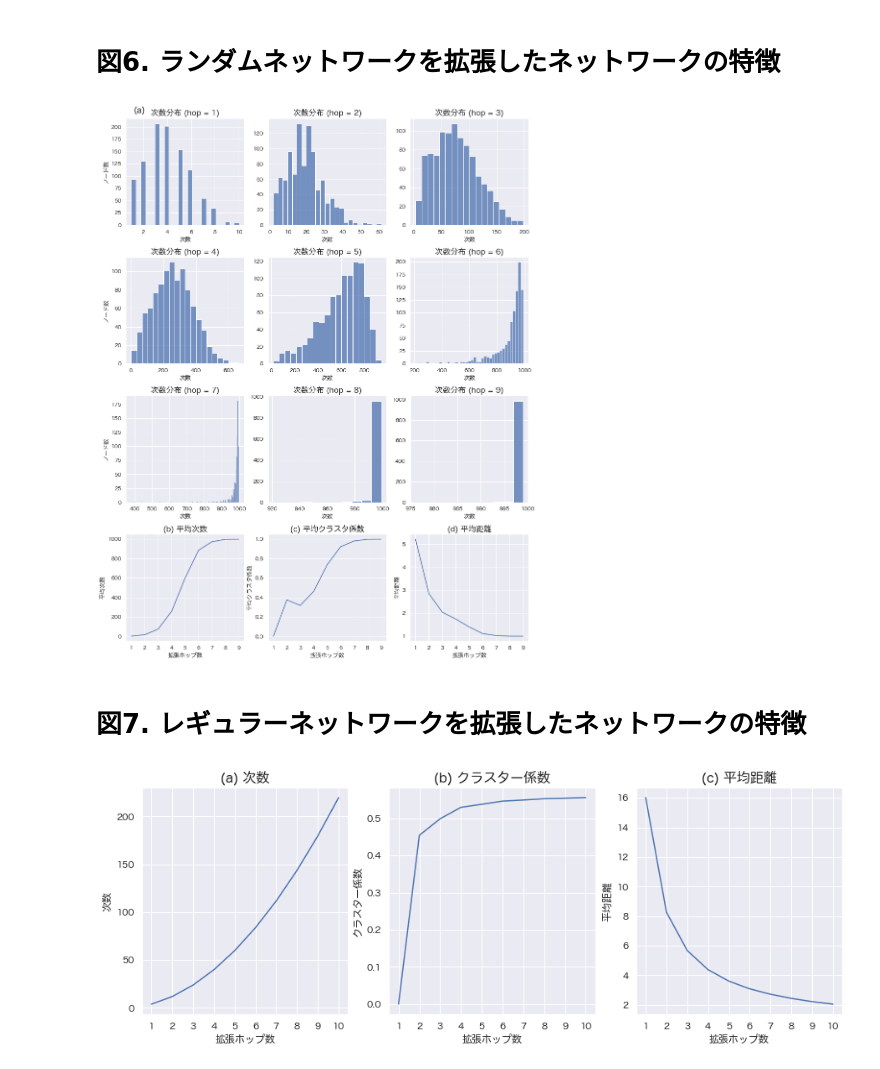
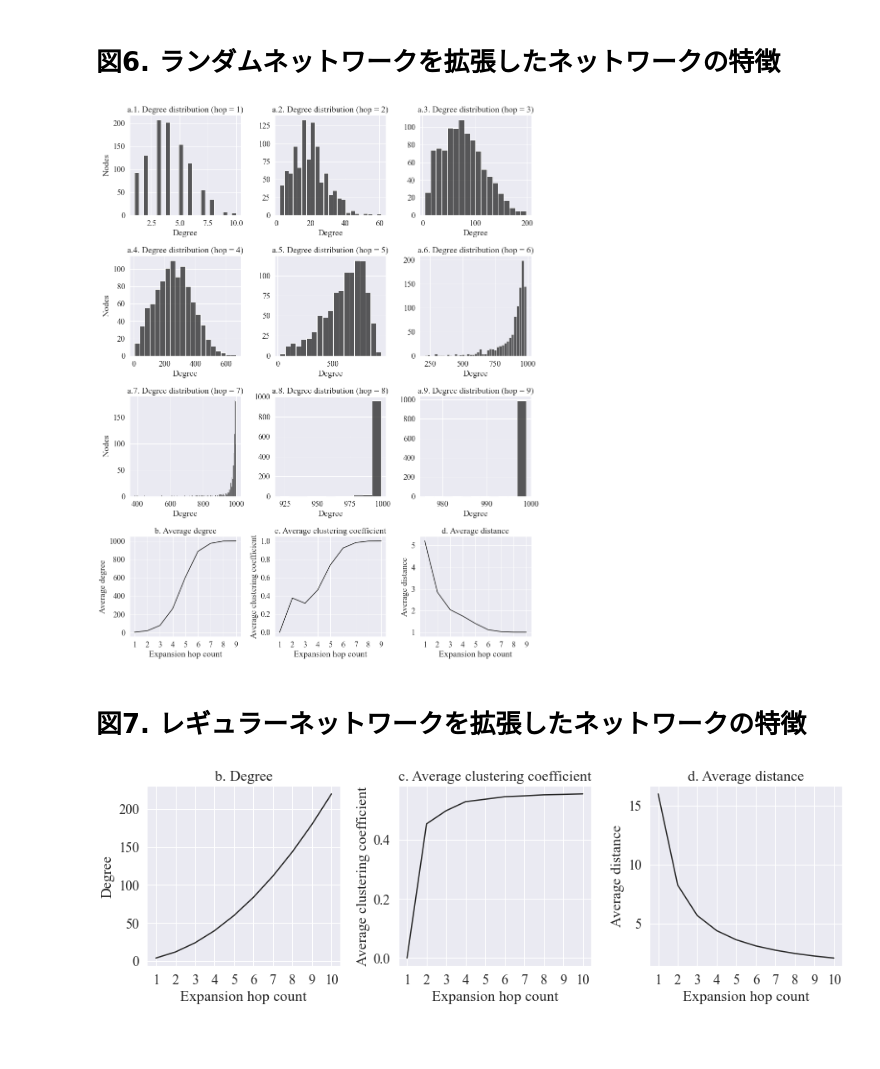
Before and after one commit to mas178/social-simulation, a Jupyter notebook: Inaba2022a/visualization/Degree Distribution Analysis.ipynb, the cells around one changed output. Drawn from its saved outputs; the diff is of its cells as text; code cells hidden in the pictures; blank space fills up the shorter version.

```diff
--- a/Inaba2022a/visualization/Degree Distribution Analysis.ipynb
+++ b/Inaba2022a/visualization/Degree Distribution Analysis.ipynb
@@ -116,9 +116,7 @@ for _ax in axes[2]:
 # 図6. ランダムネットワークを拡張したネットワークの特徴
 # %%
 fig, axes = plt.subplots(ncols = 3, nrows = 4, figsize = (15, 20))
-plt.subplots_adjust(wspace=0.2, hspace=0.3)
-
-plt.text(-19.5, 24.0, '(a)', ha = 'center', va = 'top', fontsize=18)
+plt.subplots_adjust(wspace=0.3, hspace=0.4)
 
 for _hop in range(1, 10):
     _graph = graph_dict['random_4'][_hop]
@@ -126,11 +124,11 @@ for _hop in range(1, 10):
     # グラフ描画
     _ax = axes[int((_hop - 1) / 3)][(_hop - 1) % 3]
     sns.histplot(degree_list(_graph), ax = _ax)
-    _ax.set_title('次数分布 (hop = {})'.format(_hop), fontsize=16)
-    _ax.set_xlabel('次数')
+    _ax.set_title('a.{}. Degree distribution (hop = {})'.format(_hop, _hop))
+    _ax.set_xlabel('Degree')
 
     if _hop % 3 == 1:
-        _ax.set_ylabel('ノード数')
+        _ax.set_ylabel('Nodes')
     else:
         _ax.set_ylabel('')
 
@@ -138,42 +136,47 @@ for _hop in range(1, 10):
 _result_df = result_df[result_df.network_type == 'random_4']
 
 p = sns.lineplot(x='hop', y='average_degree', data=_result_df, ax = axes[3][0])
-p.set_title('(b) 平均次数', fontsize=16)
-p.set_ylabel('平均次数')
+p.set_title('b. Average degree')
+p.set_ylabel('Average degree')
 
 p = sns.lineplot(x='hop', y='average_clustering', data=_result_df, ax = axes[3][1])
-p.set_title('(c) 平均クラスタ係数', fontsize=16)
-p.set_ylabel('平均クラスタ係数')
+p.set_title('c. Average clustering coefficient')
+p.set_ylabel('Average clustering coefficient')
 
 p = sns.lineplot(x='hop', y='average_distance', data=_result_df, ax = axes[3][2])
-p.set_title('(d) 平均距離', fontsize=16)
-p.set_ylabel('平均距離')
+p.set_title('d. Average distance')
+p.set_ylabel('Average distance')
 
 for _ax in axes[3]:
     _ax.xaxis.set_major_locator(MaxNLocator(integer=True))
-    _ax.set_xlabel('拡張ホップ数')
+    _ax.set_xlabel('Expansion hop count')
+
+plt.savefig('img/SI2_random.jpg', format='jpeg', bbox_inches='tight')
 # %% [output]
-[figure, old version]
+[figure, new version]
 # %% [markdown]
 # 図7. レギュラーネットワークを拡張したネットワークの特徴
 # %%
 _result_df = result_df[result_df.network_type == 'regular_4']
-fig, axes = plt.subplots(ncols = 3, nrows= 1, figsize = (15, 5))
+fig, axes = plt.subplots(ncols = 3, nrows= 1, figsize = (15, 4))
+plt.subplots_adjust(wspace=0.3)
 
 p = sns.lineplot(x='hop', y='average_degree', data=_result_df, ax = axes[0])
-p.set_title('(a) 次数', fontsize=16)
-p.set_ylabel('次数')
+p.set_title('b. Degree')
+p.set_ylabel('Degree')
 
 p = sns.lineplot(x='hop', y='average_clustering', data=_result_df, ax = axes[1])
-p.set_title('(b) クラスター係数', fontsize=16)
-p.set_ylabel('クラスター係数')
+p.set_title('c. Average clustering coefficient')
+p.set_ylabel('Average clustering coefficient')
 
 p = sns.lineplot(x='hop', y='average_distance', data=_result_df, ax = axes[2])
-p.set_title('(c) 平均距離', fontsize=16)
-p.set_ylabel('平均距離')
+p.set_title('d. Average distance')
+p.set_ylabel('Average distance')
 
 for _ax in axes:
     _ax.xaxis.set_major_locator(MaxNLocator(integer=True))
-    _ax.set_xlabel('拡張ホップ数')
+    _ax.set_xlabel('Expansion hop count')
+
+plt.savefig('img/SI2_regular.jpg', format='jpeg', bbox_inches='tight')
 # %% [output]
-[figure, old version]
+[figure, new version]
```
Also changed, not shown: parts of 2 cells of this notebook, 1 other file.
